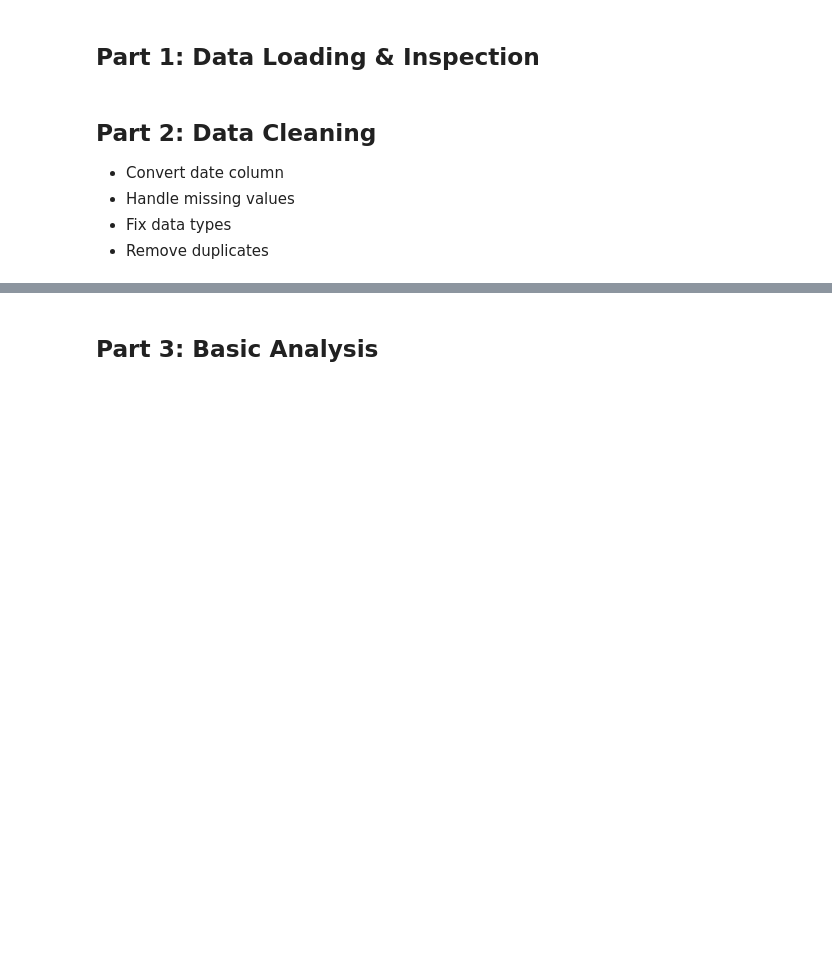
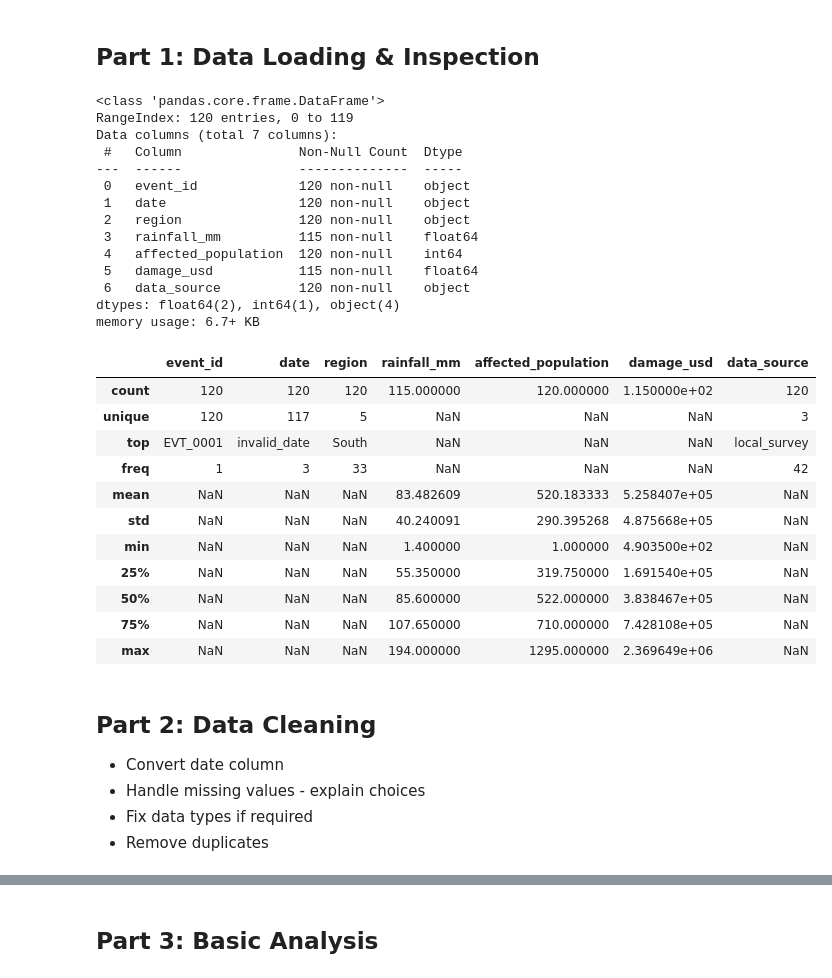
Before and after one commit to doclements/coding_test, a Jupyter notebook: flood_data_analysis_test.ipynb, the cells around one changed output, grey strips where cells are left out. Cells and saved outputs as stored; diff of their text form; code cells hidden in the pictures; blank space fills up the shorter version.

```diff
--- a/flood_data_analysis_test.ipynb
+++ b/flood_data_analysis_test.ipynb
@@ -16,11 +26,38 @@ df.head()
 ## Part 1: Data Loading & Inspection
 # %%
 # TODO: Inspect dataset
-df.info()
-df.describe(include='all')
+# Load dataset
+df = pd.read_csv('flood_events.csv')
+# %% [output]
+<class 'pandas.core.frame.DataFrame'>
+RangeIndex: 120 entries, 0 to 119
+Data columns (total 7 columns):
+ #   Column               Non-Null Count  Dtype
+---  ------               --------------  -----
+ 0   event_id             120 non-null    object
+ 1   date                 120 non-null    object
+ 2   region               120 non-null    object
+ 3   rainfall_mm          115 non-null    float64
+ 4   affected_population  120 non-null    int64
+ 5   damage_usd           115 non-null    float64
+ 6   data_source          120 non-null    object
+dtypes: float64(2), int64(1), object(4)
+memory usage: 6.7+ KB
+|  | event_id | date | region | rainfall_mm | affected_population | damage_usd | data_source |
+| count | 120 | 120 | 120 | 115.000000 | 120.000000 | 1.150000e+02 | 120 |
+| unique | 120 | 117 | 5 | NaN | NaN | NaN | 3 |
+| top | EVT_0001 | invalid_date | South | NaN | NaN | NaN | local_survey |
+| freq | 1 | 3 | 33 | NaN | NaN | NaN | 42 |
+| mean | NaN | NaN | NaN | 83.482609 | 520.183333 | 5.258407e+05 | NaN |
+| std | NaN | NaN | NaN | 40.240091 | 290.395268 | 4.875668e+05 | NaN |
+| min | NaN | NaN | NaN | 1.400000 | 1.000000 | 4.903500e+02 | NaN |
+| 25% | NaN | NaN | NaN | 55.350000 | 319.750000 | 1.691540e+05 | NaN |
+| 50% | NaN | NaN | NaN | 85.600000 | 522.000000 | 3.838467e+05 | NaN |
+| 75% | NaN | NaN | NaN | 107.650000 | 710.000000 | 7.428108e+05 | NaN |
+| max | NaN | NaN | NaN | 194.000000 | 1295.000000 | 2.369649e+06 | NaN |
 # %% [markdown]
 ## Part 2: Data Cleaning
 - Convert date column
-- Handle missing values
-- Fix data types
+- Handle missing values - explain choices
+- Fix data types if required
 - Remove duplicates
```
Also changed, not shown: parts of 14 cells of this notebook.
